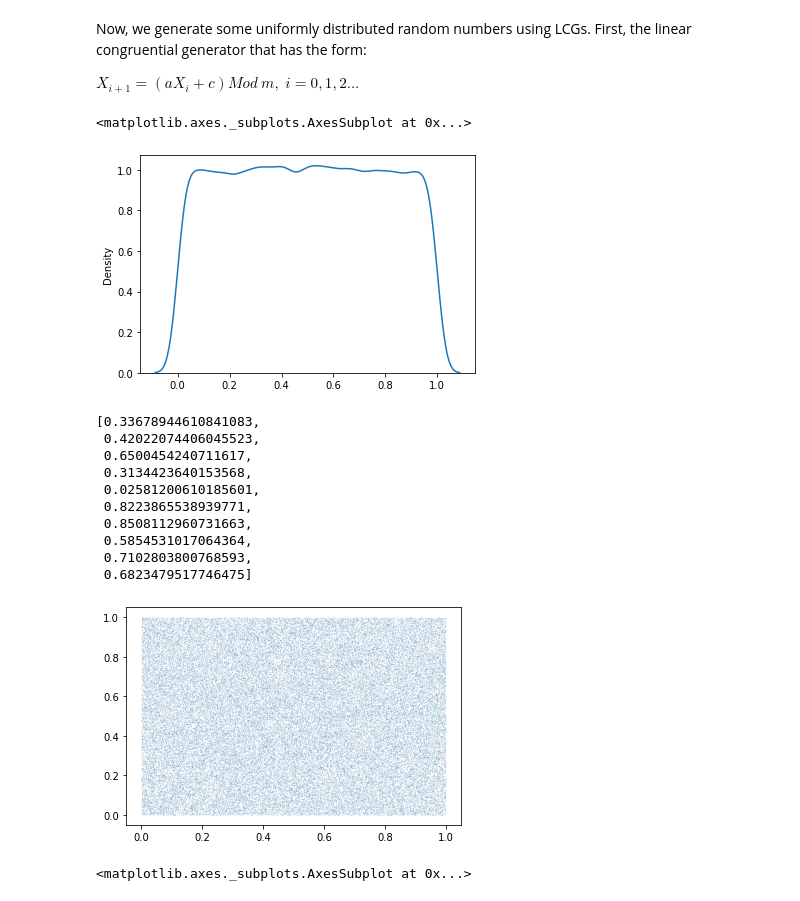
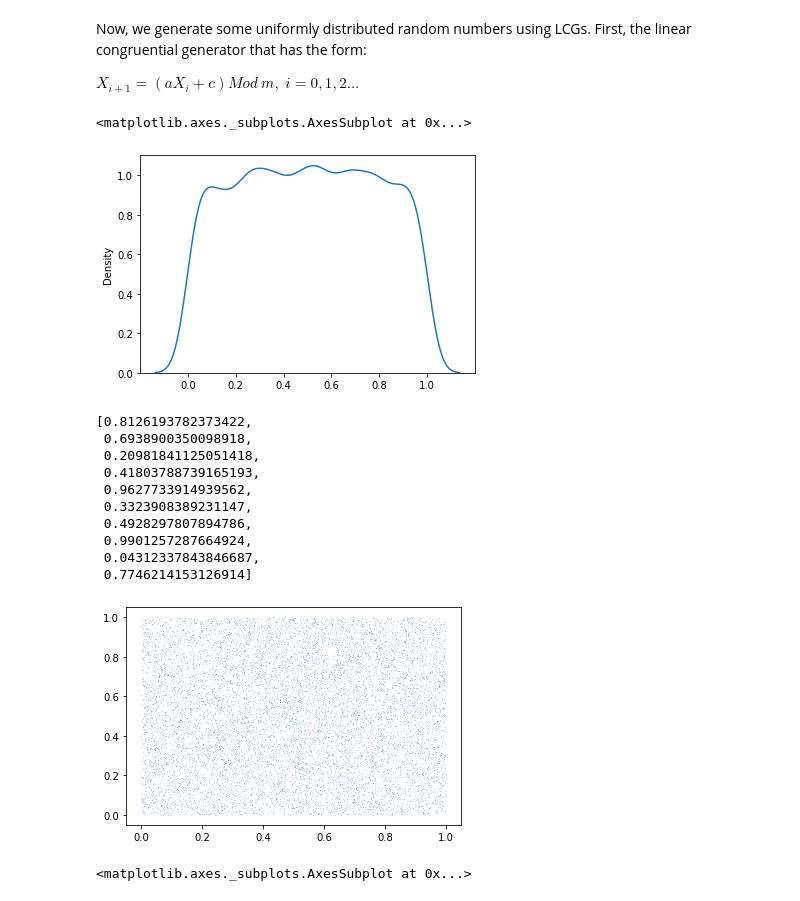
Before and after one commit to Rupesh0Poudel/Numerical_Introductory_Seminar, a Jupyter notebook: Random_Numbers.ipynb, the cells around one changed output. Saved outputs shown, nothing was run; the diff lists cells and outputs as text; code cells hidden in the pictures.

```diff
--- a/Random_Numbers.ipynb
+++ b/Random_Numbers.ipynb
@@ -96,32 +96,32 @@ def LCG(N,S):
   return U2
 # %%
 
-U2 = LCG(10**5, 123)
+U2 = LCG(10**4, 123)
 
 sns.kdeplot(U2)
 
 #10 million uniform random number generation and kdeplot took 1 minutes 18 seconds
 # %% [output]
 <matplotlib.axes._subplots.AxesSubplot at 0x...>
-[figure, old version]
+[figure, new version]
 # %%
 # Scatterplot for the Linear Congruential Generator
-plt.scatter(U2[1:99999], U2[2:100000], s=0.001 )
+plt.scatter(U2[1:9999], U2[2:10000], s=0.01 )
 # s sets the size of the dots.thicker dots may fill the space, and not for the reason we want
-U2[99990:100000]
+U2[9990:10000]
 #This check is so that we know that the random number is not repating in the end of our generation
 # %% [output]
-[0.33678944610841083,
- 0.42022074406045523,
- 0.6500454240711617,
- 0.3134423640153568,
- 0.02581200610185601,
- 0.8223865538939771,
- 0.8508112960731663,
- 0.5854531017064364,
- 0.7102803800768593,
- 0.6823479517746475]
+[0.8126193782373422,
+ 0.6938900350098918,
+ 0.20981841125051418,
+ 0.41803788739165193,
+ 0.9627733914939562,
+ 0.3323908389231147,
+ 0.4928297807894786,
+ 0.9901257287664924,
+ 0.04312337843846687,
+ 0.7746214153126914]
-[figure, old version]
+[figure, new version]
 # %%
 #Lagged Fibonacci Generator For Uniform Random Numbers
 
```
Also changed, not shown: parts of 17 cells of this notebook.
